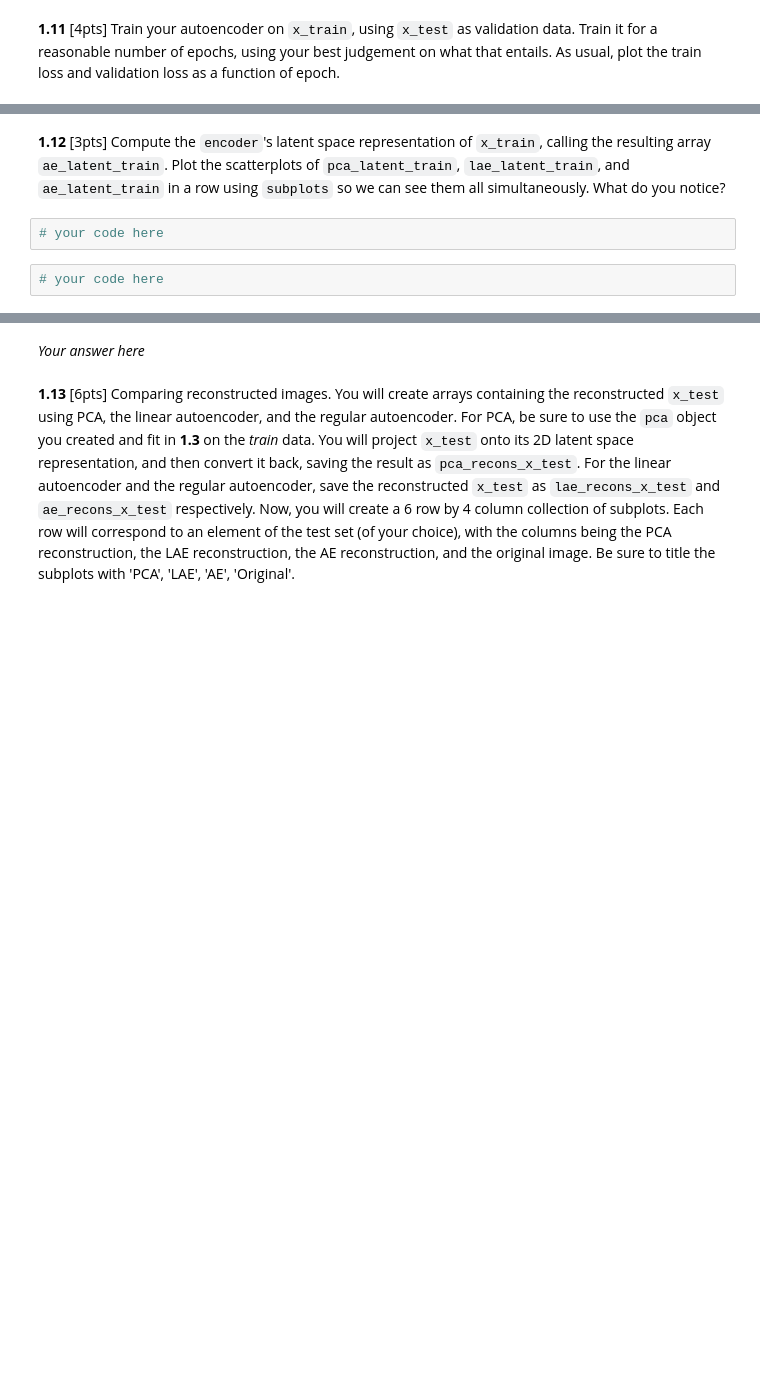
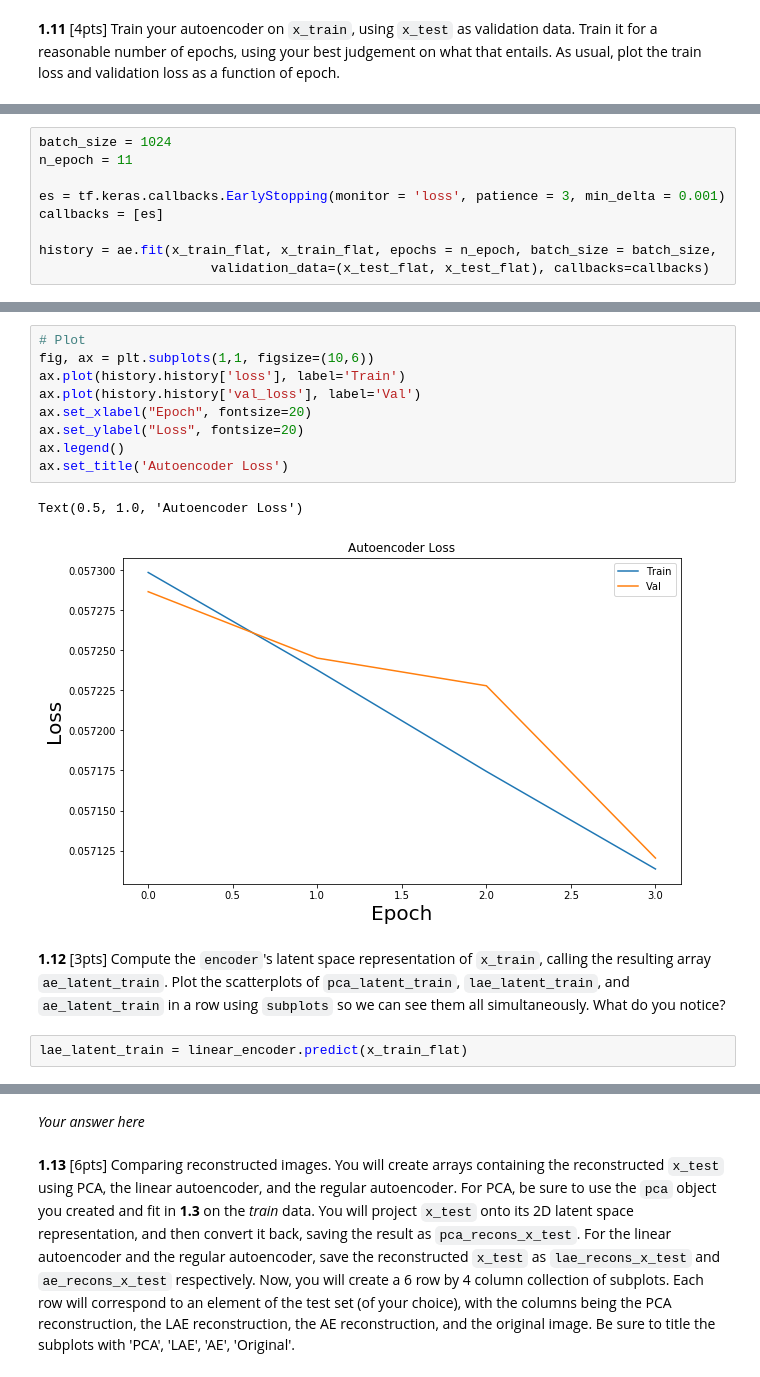
Before and after one commit to gurdeep101/2020-CS109B, a Jupyter notebook: content/homeworks/hw05/notebook/cs109b-hw5-students.ipynb, the cells around one changed output, grey strips where cells are left out. Cells and saved outputs as stored; diff of their text form; blank space fills up the shorter version.

```diff
--- a/content/homeworks/hw05/notebook/cs109b-hw5-students.ipynb
+++ b/content/homeworks/hw05/notebook/cs109b-hw5-students.ipynb
@@ -197,0 +319,9 @@ input_dim = x_train_flat.shape[1]
+# %%
+batch_size = 1024
+n_epoch = 11
+
+es = tf.keras.callbacks.EarlyStopping(monitor = 'loss', patience = 3, min_delta = 0.001)
+callbacks = [es]
+
+history = ae.fit(x_train_flat, x_train_flat, epochs = n_epoch, batch_size = batch_size,
+                      validation_data=(x_test_flat, x_test_flat), callbacks=callbacks)
@@ -198,6 +338,16 @@ input_dim = x_train_flat.shape[1]
+# %%
+# Plot
+fig, ax = plt.subplots(1,1, figsize=(10,6))
+ax.plot(history.history['loss'], label='Train')
+ax.plot(history.history['val_loss'], label='Val')
+ax.set_xlabel("Epoch", fontsize=20)
+ax.set_ylabel("Loss", fontsize=20)
+ax.legend()
+ax.set_title('Autoencoder Loss')
+# %% [output]
+Text(0.5, 1.0, 'Autoencoder Loss')
+[figure, added]
 # %% [markdown]
 **1.12** [3pts] Compute the `encoder`'s latent space representation of `x_train`, calling the resulting array `ae_latent_train`. Plot the scatterplots of `pca_latent_train`, `lae_latent_train`, and `ae_latent_train` in a row using `subplots` so we can see them all simultaneously. What do you notice?
-# %%
-# your code here
-# %%
-# your code here
+# %%
+lae_latent_train = linear_encoder.predict(x_train_flat)
```
Also changed, not shown: parts of 37 cells of this notebook, 3 other files.
